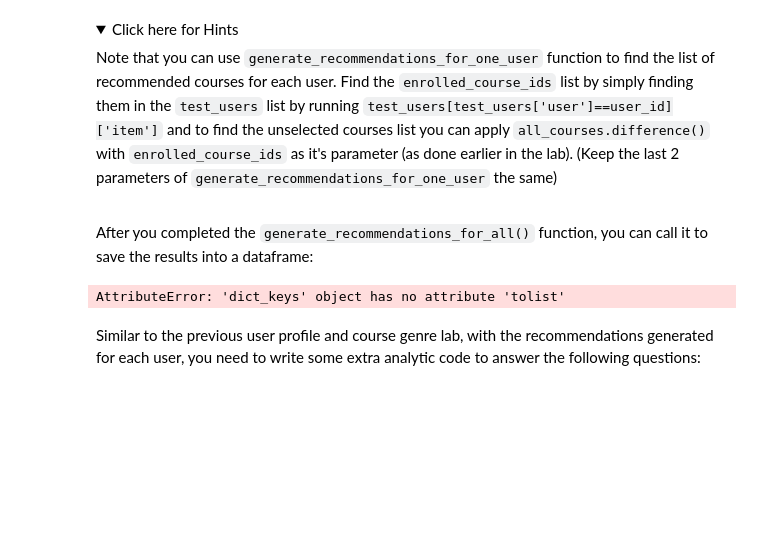
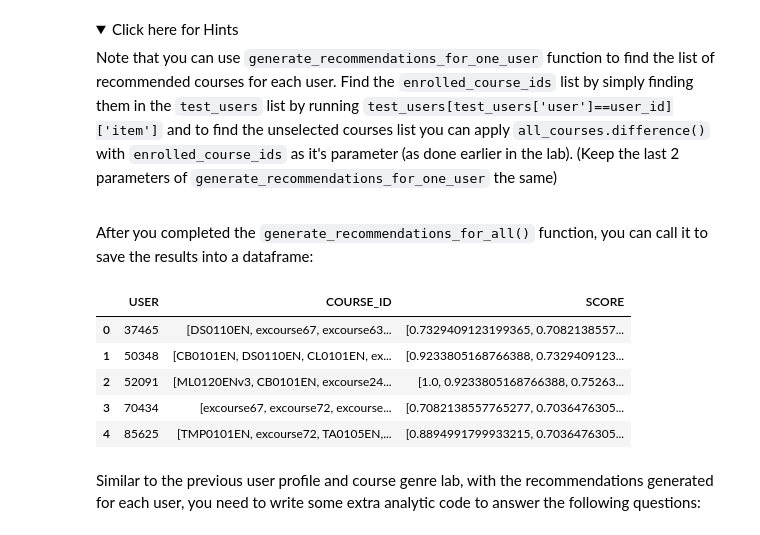
Before and after one commit to kymayodeji/ibm_ml_course, a Jupyter notebook: course6_Capstone/lab_jupyter_content_course_similarity.ipynb, the cells around one changed output. Drawn from its saved outputs; the diff is of its cells as text; code cells hidden in the pictures; folded sections open; blank space fills up the shorter version.

```diff
--- a/course6_Capstone/lab_jupyter_content_course_similarity.ipynb
+++ b/course6_Capstone/lab_jupyter_content_course_similarity.ipynb
@@ -304,8 +304,10 @@ def generate_recommendations_for_all():
         # For each user, call generate_recommendations_for_one_user() to generate the recommendation results
         # Save the result to courses, sim_scores list
         res = generate_recommendations_for_one_user(enrolled_courses, unknown_courses, id_idx_dict, sim_matrix)
-        courses.append(res.keys().tolist())
-        sim_scores.append(res.values().tolist())
+        #courses.append(res.keys().tolist())
+        courses.append(list(res.keys()))
+        #sim_scores.append(res.values().tolist())
+        sim_scores.append(list(res.values()))
     return users, courses, sim_scores
 # %% [markdown]
 <details>
@@ -322,8 +324,15 @@ res_dict['USER'] = users
 res_dict['COURSE_ID'] = courses
 res_dict['SCORE'] = sim_scores
 res_df = pd.DataFrame(res_dict, columns=['USER', 'COURSE_ID', 'SCORE'])
-# %% [output]
-AttributeError: 'dict_keys' object has no attribute 'tolist'
+# %%
+res_df.head()
+# %% [output]
+|  | USER | COURSE_ID | SCORE |
+| 0 | 37465 | [DS0110EN, excourse67, excourse63... | [0.7329409123199365, 0.7082138557... |
+| 1 | 50348 | [CB0101EN, DS0110EN, CL0101EN, ex... | [0.9233805168766388, 0.7329409123... |
+| 2 | 52091 | [ML0120ENv3, CB0101EN, excourse24... | [1.0, 0.9233805168766388, 0.75263... |
+| 3 | 70434 | [excourse67, excourse72, excourse... | [0.7082138557765277, 0.7036476305... |
+| 4 | 85625 | [TMP0101EN, excourse72, TA0105EN,... | [0.8894991799933215, 0.7036476305... |
 # %% [markdown]
 Similar to the previous user profile and course genre lab, with the recommendations generated for each user, you need to write some extra analytic code to answer the following questions:
 # %% [markdown]
```
Also changed, not shown: parts of 4 cells of this notebook, 1 other file.
